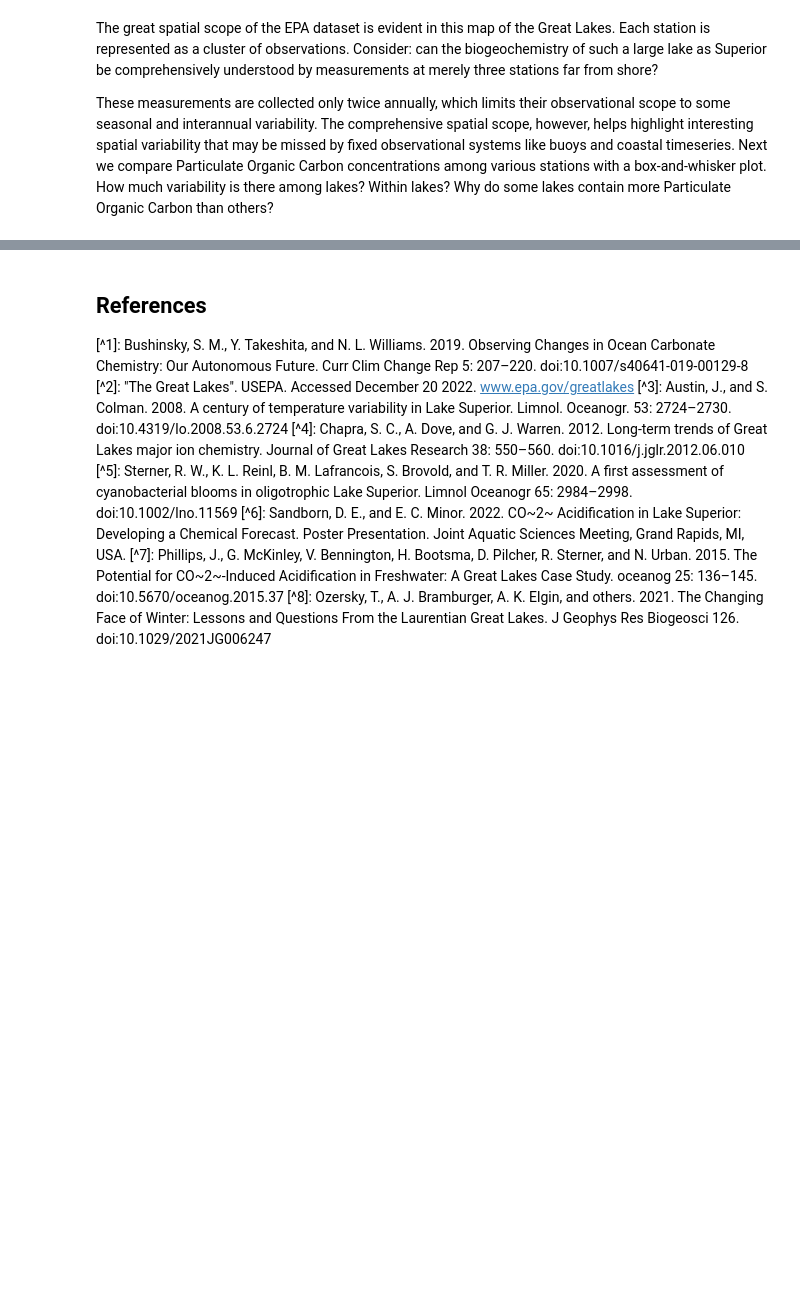
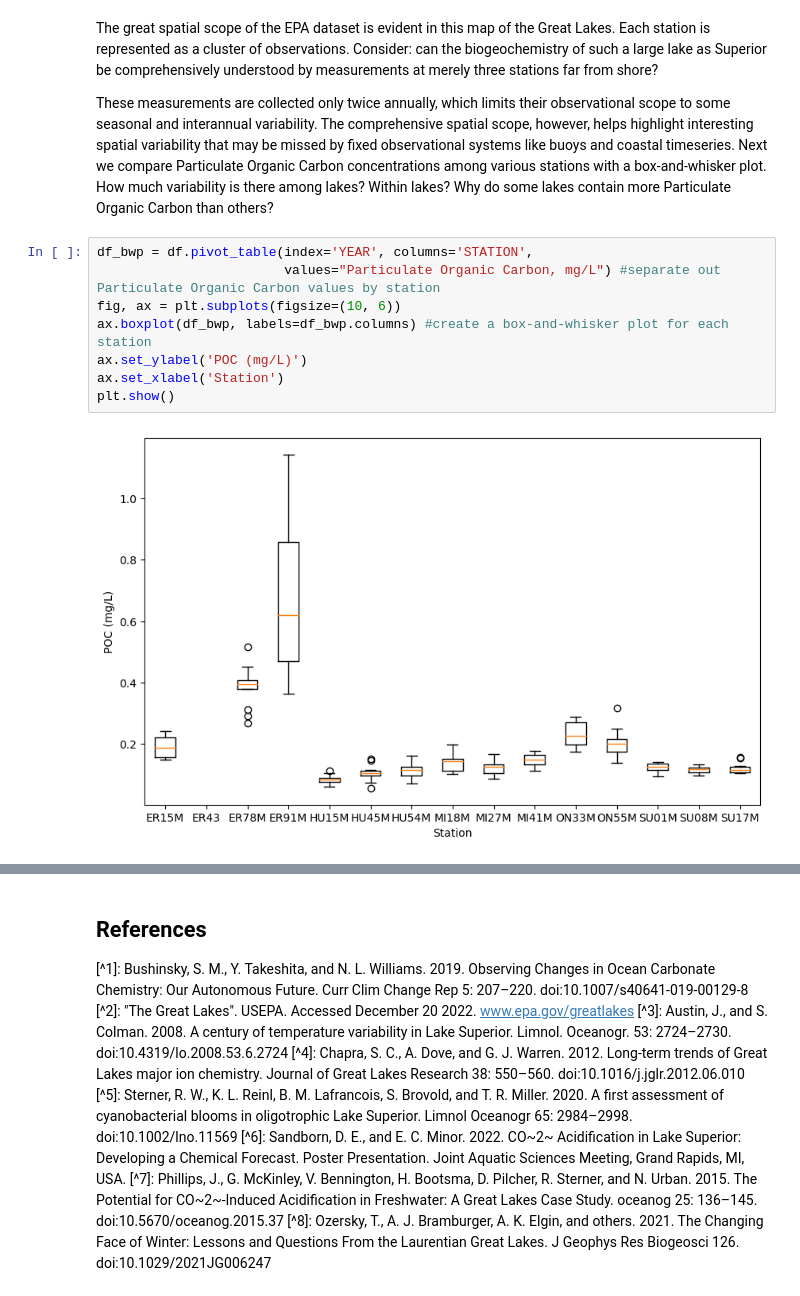
Before and after one commit to d-sandborn/DayOfWaterData2023, a Jupyter notebook: DayOfWaterData23.ipynb, the cells around one changed output, grey strips where cells are left out. Drawn from its saved outputs; the diff is of its cells as text; blank space fills up the shorter version.

```diff
--- a/DayOfWaterData23.ipynb
+++ b/DayOfWaterData23.ipynb
@@ -251,3 +263,13 @@ ax.set_title('USEPA Great Lakes Water Quality Monitoring Project Sites')
 The great spatial scope of the EPA dataset is evident in this map of the Great Lakes.  Each station is represented as a cluster of observations.  Consider: can the biogeochemistry of such a large lake as Superior be comprehensively understood by measurements at merely three stations far from shore?
 
 These measurements are collected only twice annually, which limits their observational scope to some seasonal and interannual variability.  The comprehensive spatial scope, however, helps highlight interesting spatial variability that may be missed by fixed observational systems like buoys and coastal timeseries. Next we compare Particulate Organic Carbon concentrations among various stations with a box-and-whisker plot. How much variability is there among lakes?  Within lakes?  Why do some lakes contain more Particulate Organic Carbon than others?
+# %%
+df_bwp = df.pivot_table(index='YEAR', columns='STATION',
+                        values="Particulate Organic Carbon, mg/L") #separate out Particulate Organic Carbon values by station
+fig, ax = plt.subplots(figsize=(10, 6))
+ax.boxplot(df_bwp, labels=df_bwp.columns) #create a box-and-whisker plot for each station
+ax.set_ylabel('POC (mg/L)')
+ax.set_xlabel('Station')
+plt.show()
+# %% [output]
+[figure, added]
```
Also changed, not shown: parts of 11 cells of this notebook, 32 other files.
